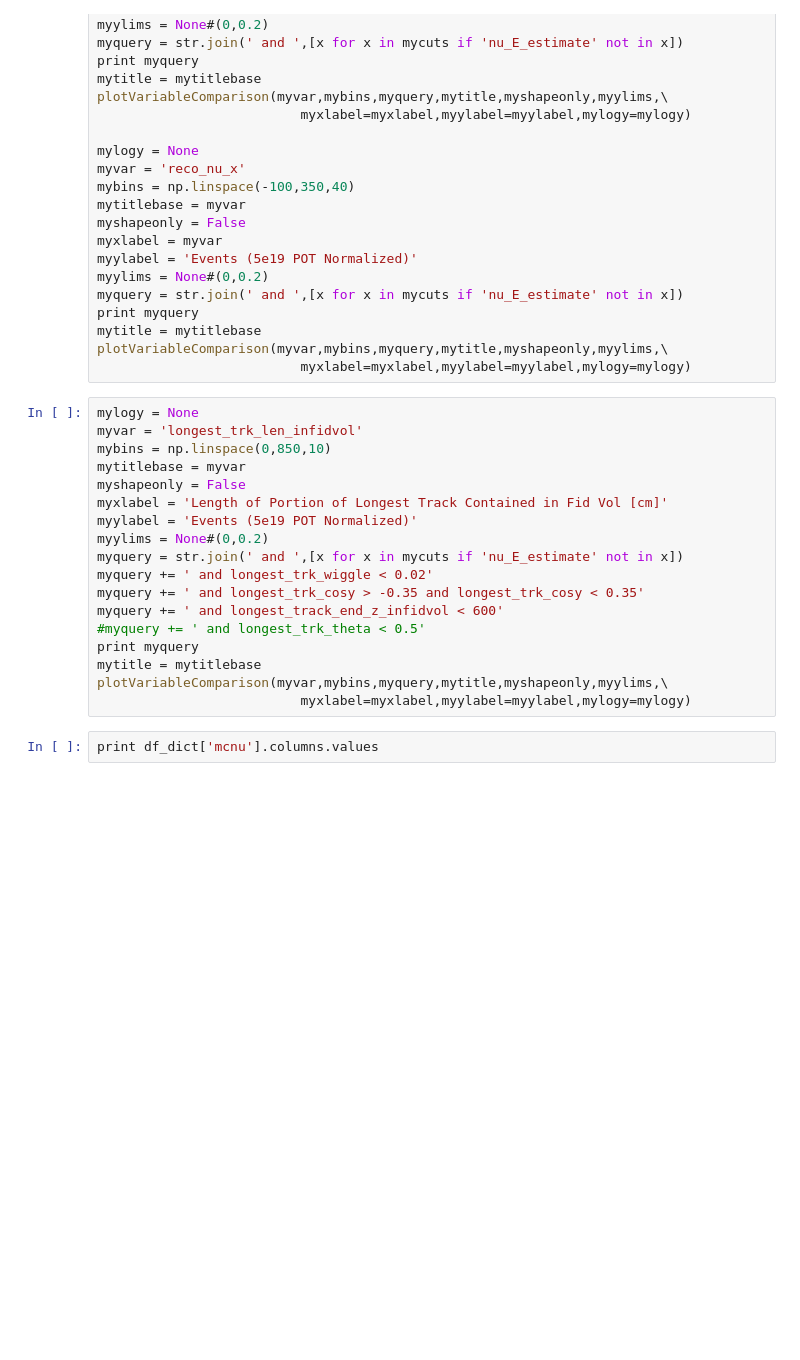
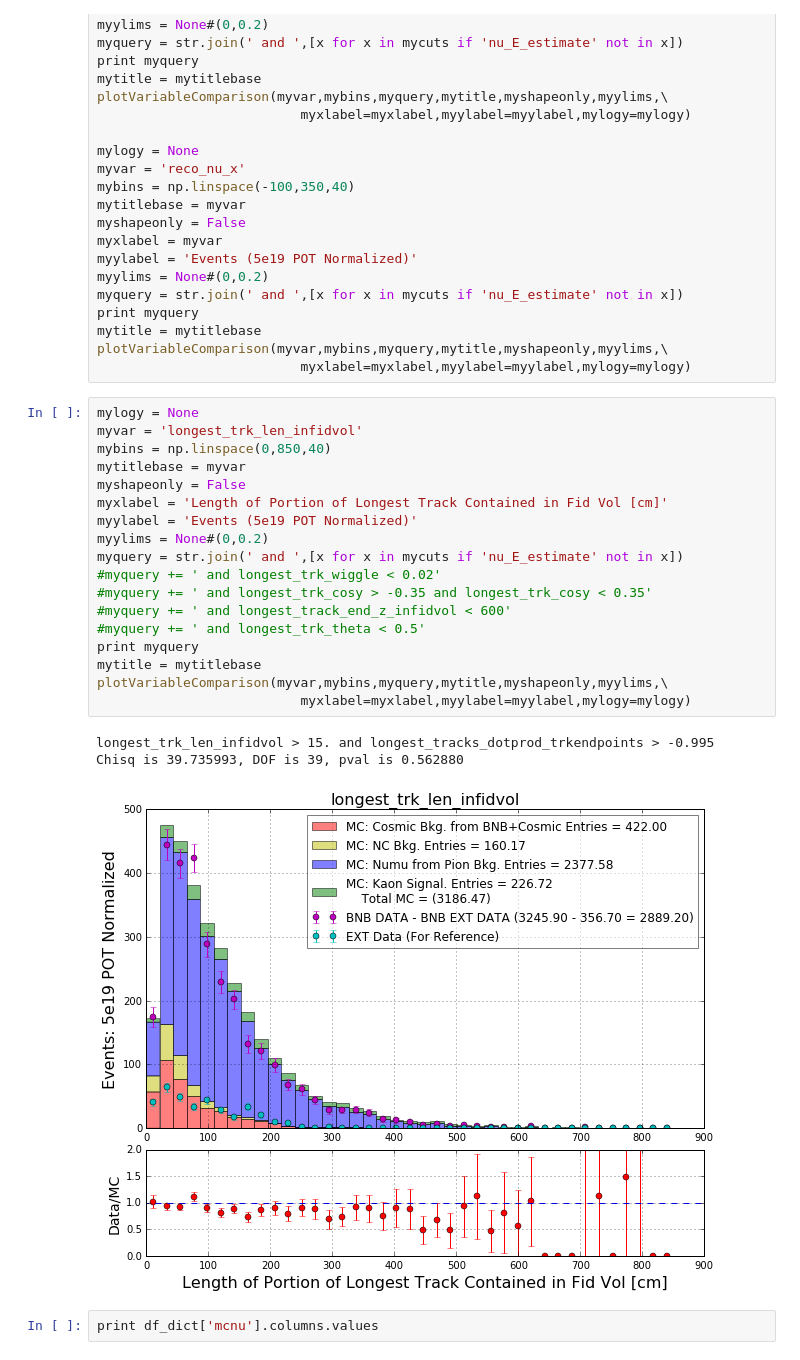
Before and after one commit to kaleko/KalekoAna, a Jupyter notebook: CCInclusive/mac/data_mc_comparisons.ipynb, the cells around one changed output. Cells and saved outputs as stored; diff of their text form; blank space fills up the shorter version.

```diff
--- a/CCInclusive/mac/data_mc_comparisons.ipynb
+++ b/CCInclusive/mac/data_mc_comparisons.ipynb
@@ -847,21 +884,25 @@ plotVariableComparison(myvar,mybins,myquery,mytitle,myshapeonly,myylims,\
 # %%
 mylogy = None
 myvar = 'longest_trk_len_infidvol'
-mybins = np.linspace(0,850,10)
+mybins = np.linspace(0,850,40)
 mytitlebase = myvar
 myshapeonly = False
 myxlabel = 'Length of Portion of Longest Track Contained in Fid Vol [cm]'
 myylabel = 'Events (5e19 POT Normalized)'
 myylims = None#(0,0.2)
 myquery = str.join(' and ',[x for x in mycuts if 'nu_E_estimate' not in x])
-myquery += ' and longest_trk_wiggle < 0.02'
-myquery += ' and longest_trk_cosy > -0.35 and longest_trk_cosy < 0.35'
-myquery += ' and longest_track_end_z_infidvol < 600'
+#myquery += ' and longest_trk_wiggle < 0.02'
+#myquery += ' and longest_trk_cosy > -0.35 and longest_trk_cosy < 0.35'
+#myquery += ' and longest_track_end_z_infidvol < 600'
 #myquery += ' and longest_trk_theta < 0.5'
 print myquery
 mytitle = mytitlebase
 plotVariableComparison(myvar,mybins,myquery,mytitle,myshapeonly,myylims,\
                           myxlabel=myxlabel,myylabel=myylabel,mylogy=mylogy)
+# %% [output]
+longest_trk_len_infidvol > 15. and longest_tracks_dotprod_trkendpoints > -0.995
+Chisq is 39.735993, DOF is 39, pval is 0.562880
+[figure, added]
 # %%
 print df_dict['mcnu'].columns.values
 # %%
```
Also changed, not shown: parts of 15 cells of this notebook, 3 other files.
